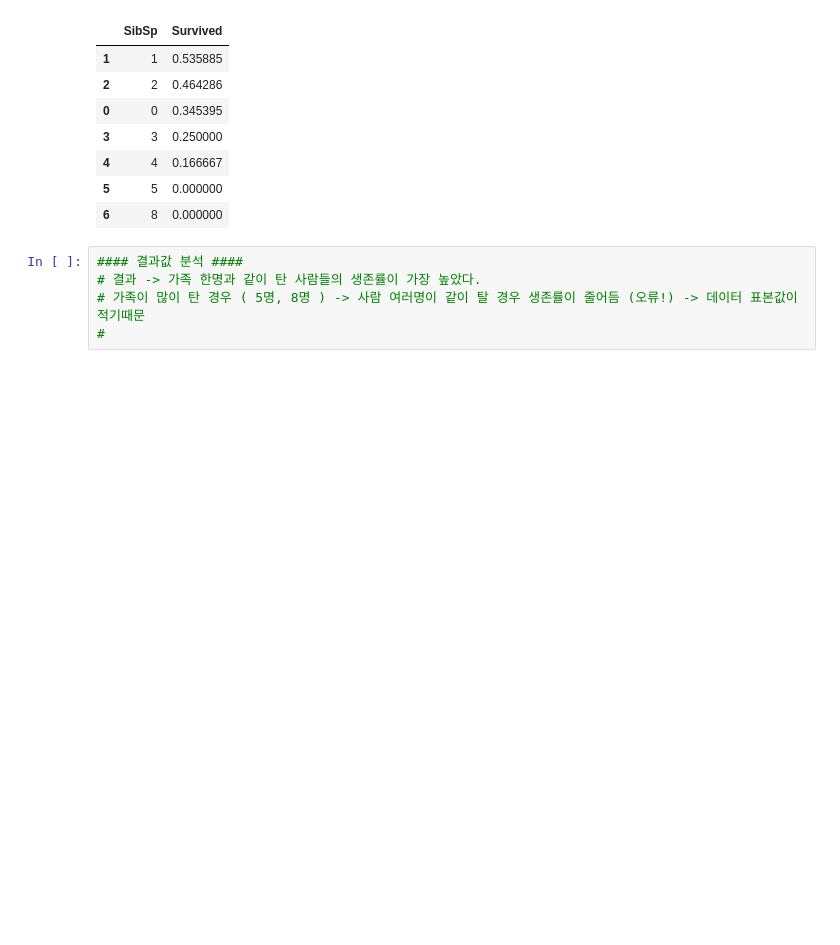
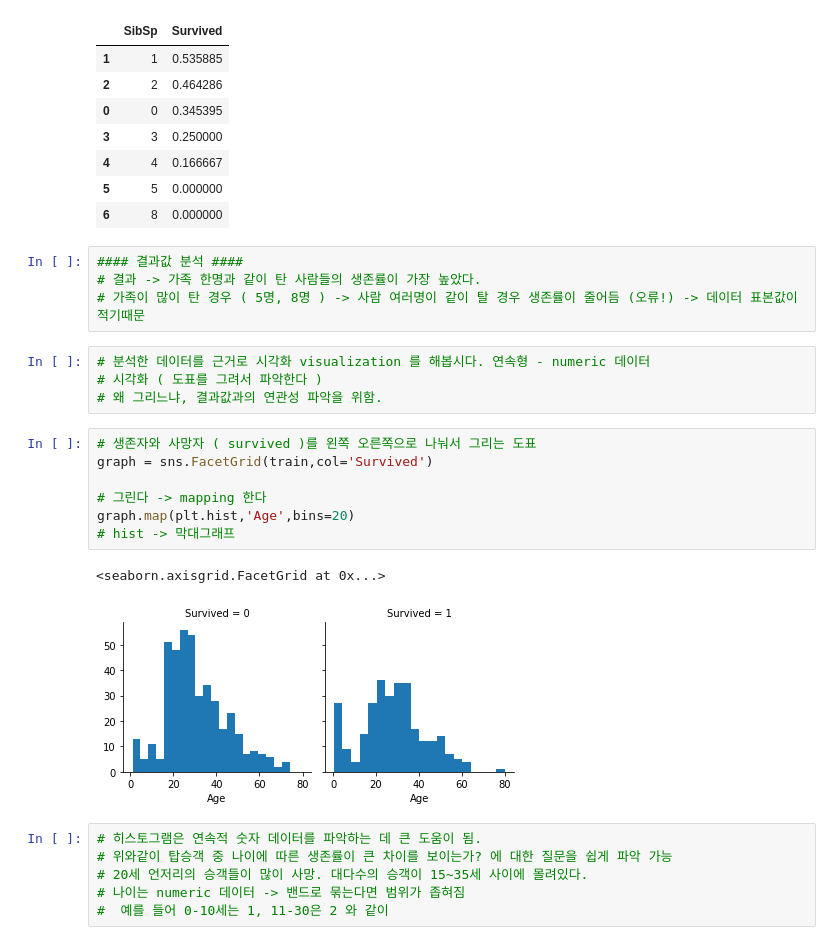
Before and after one commit to CSKIM999/ML-study, a Jupyter notebook: TF/titanic_traing.ipynb, the cells around one changed output. Cells and saved outputs as stored; diff of their text form; blank space fills up the shorter version.

```diff
--- a/TF/titanic_traing.ipynb
+++ b/TF/titanic_traing.ipynb
@@ -207,4 +207,23 @@ train[['SibSp','Survived']].groupby(['SibSp'],as_index=False).mean().sort_values
 #### 결과값 분석 ####
 # 결과 -> 가족 한명과 같이 탄 사람들의 생존률이 가장 높았다.
 # 가족이 많이 탄 경우 ( 5명, 8명 ) -> 사람 여러명이 같이 탈 경우 생존률이 줄어듬 (오류!) -> 데이터 표본값이 적기때문
-#
+# %%
+# 분석한 데이터를 근거로 시각화 visualization 를 해봅시다. 연속형 - numeric 데이터
+# 시각화 ( 도표를 그려서 파악한다 )
+# 왜 그리느냐, 결과값과의 연관성 파악을 위함.
+# %%
+# 생존자와 사망자 ( survived )를 왼쪽 오른쪽으로 나눠서 그리는 도표
+graph = sns.FacetGrid(train,col='Survived')
+
+# 그린다 -> mapping 한다
+graph.map(plt.hist,'Age',bins=20)
+# hist -> 막대그래프
+# %% [output]
+<seaborn.axisgrid.FacetGrid at 0x...>
+[figure, added]
+# %%
+# 히스토그램은 연속적 숫자 데이터를 파악하는 데 큰 도움이 됨.
+# 위와같이 탑승객 중 나이에 따른 생존률이 큰 차이를 보이는가? 에 대한 질문을 쉽게 파악 가능
+# 20세 언저리의 승객들이 많이 사망. 대다수의 승객이 15~35세 사이에 몰려있다.
+# 나이는 numeric 데이터 -> 밴드로 묶는다면 범위가 좁혀짐
+#  예를 들어 0-10세는 1, 11-30은 2 와 같이
```
Also changed, not shown: parts of 1 cell of this notebook.
